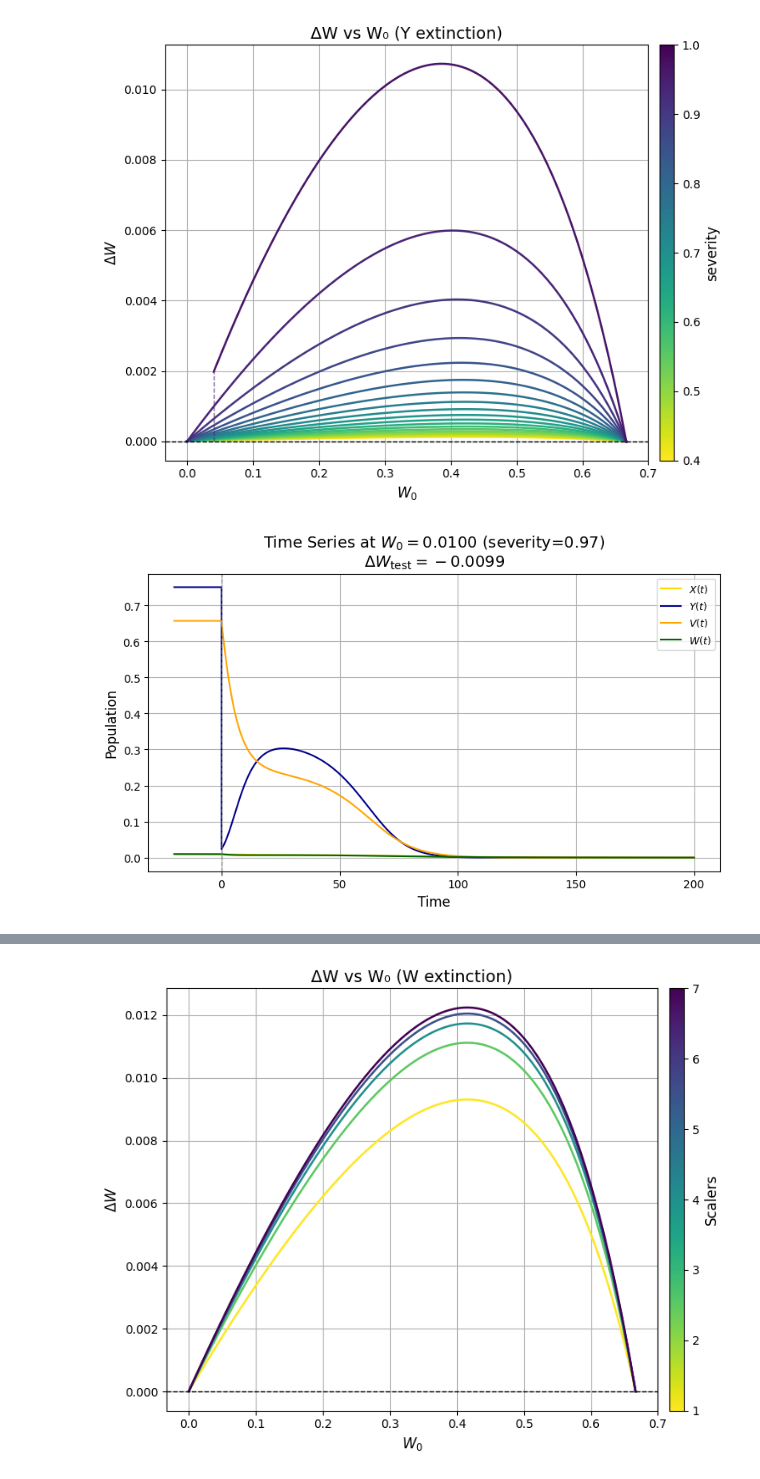
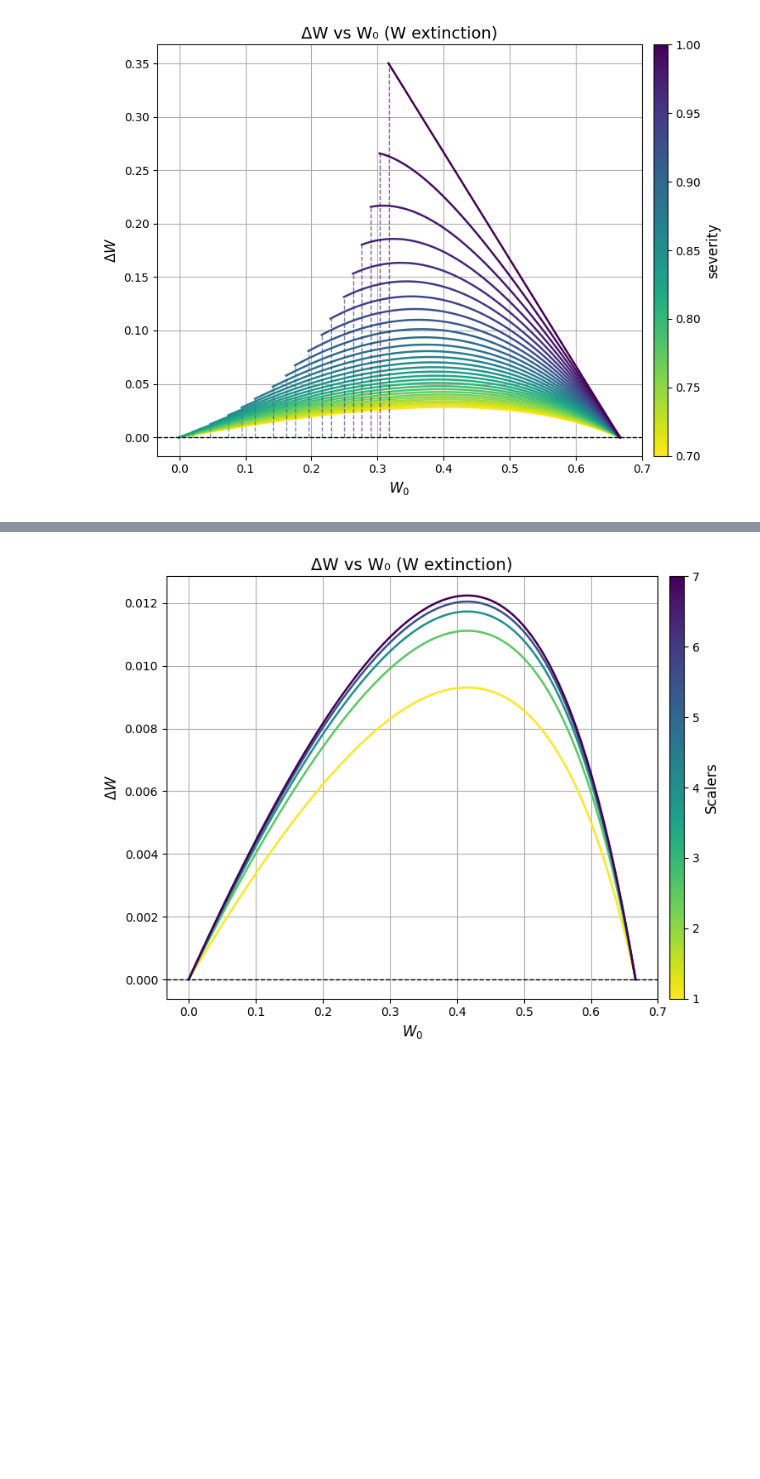
Before and after one commit to XaverWangerpohl/TwoSpeciesDormacy, a Jupyter notebook: invasion.ipynb, the cells around one changed output, grey strips where cells are left out. Cells and saved outputs as stored; diff of their text form; code cells hidden in the pictures; blank space fills up the shorter version.

```diff
--- a/invasion.ipynb
+++ b/invasion.ipynb
@@ -31,30 +31,29 @@ num_points = 100
 severity = 0.5
 # %%
     # Compare severities
-compare_severities(
+x = compare_severities(
         W_birth=W_birth, Y_birth=Y_birth,
         W_death=W_death, Y_death=Y_death,
         X_in=X_in, Z_in=Z_in, X_out=X_out, Z_out=Z_out,
         Time=Time, dt=dt, use_X=use_X, use_Z=use_Z,
         num_points=num_points,
-        severity_range=(0.4, 1), n_sev=20,
-         perturb_W=False, perturb_Y=True,
+        severity_range=(0.7, 1), n_sev=30,
+         perturb_W=True, perturb_Y=False,
         tol=1e-6, verbose=False
     )
 
     # Test‐plot at W0 = 0.1, with severity interpreted as 1−severity
-test_plot(
+'''test_plot(
         W_birth=W_birth, Y_birth=Y_birth,
         W_death=W_death, Y_death=Y_death,
         X_in=X_in, Z_in=Z_in, X_out=X_out, Z_out=Z_out,
         W0=0.01,
         Time=200.0, dt=0.01,
         use_X=use_X, use_Z=use_Z,
         severity=0.96842105,  # actual shock multiplier = (1 - 0.3) = 0.7
          perturb_W=False, perturb_Y=True,
         perturb_time=20.0,
         tol=1e-6
-    )
+    )'''
 # %% [output]
-[figure, old version]
+[figure, new version]
-[figure, removed]
```
Also changed, not shown: parts of 3 cells of this notebook, 24 other files.
